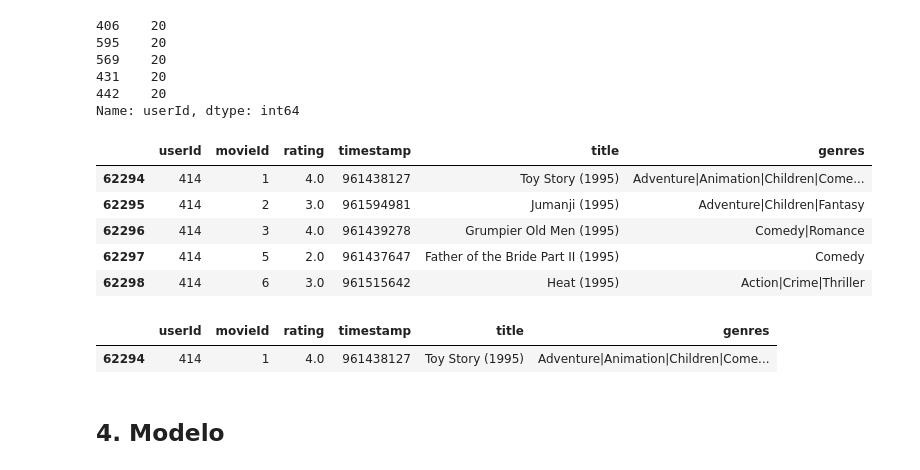
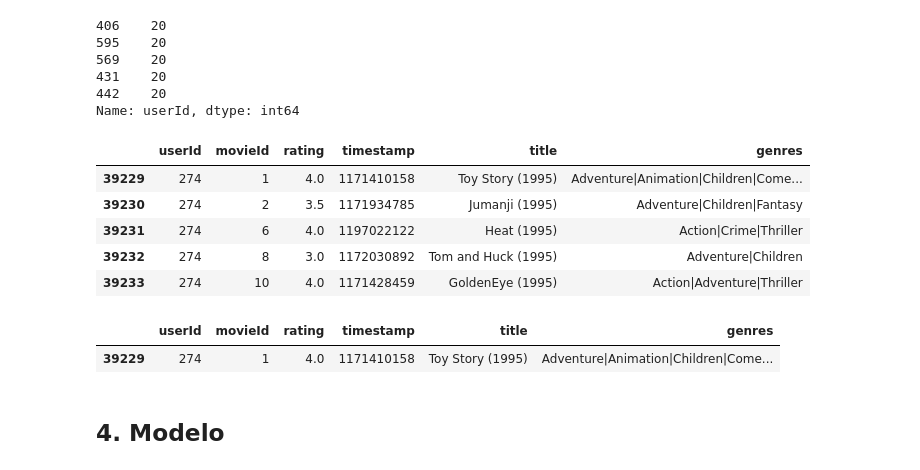
Before and after one commit to dadosaocubo/recomenda_filmes, a Jupyter notebook: RecomendaFilmes.ipynb, the cells around one changed output. Saved outputs shown, nothing was run; the diff lists cells and outputs as text; code cells hidden in the pictures.

```diff
--- a/RecomendaFilmes.ipynb
+++ b/RecomendaFilmes.ipynb
@@ -141,20 +136,20 @@ filmes['userId'].value_counts().tail()
 Name: userId, dtype: int64
 # %%
 # Avaliações do usuário 414
-filmes.query('userId == 414').head()
+filmes.query('userId == 274').head()
 # %% [output]
 |  | userId | movieId | rating | timestamp | title | genres |
-| 62294 | 414 | 1 | 4.0 | 961438127 | Toy Story (1995) | Adventure|Animation|Children|Come... |
-| 62295 | 414 | 2 | 3.0 | 961594981 | Jumanji (1995) | Adventure|Children|Fantasy |
-| 62296 | 414 | 3 | 4.0 | 961439278 | Grumpier Old Men (1995) | Comedy|Romance |
-| 62297 | 414 | 5 | 2.0 | 961437647 | Father of the Bride Part II (1995) | Comedy |
-| 62298 | 414 | 6 | 3.0 | 961515642 | Heat (1995) | Action|Crime|Thriller |
+| 39229 | 274 | 1 | 4.0 | 1171410158 | Toy Story (1995) | Adventure|Animation|Children|Come... |
+| 39230 | 274 | 2 | 3.5 | 1171934785 | Jumanji (1995) | Adventure|Children|Fantasy |
+| 39231 | 274 | 6 | 4.0 | 1197022122 | Heat (1995) | Action|Crime|Thriller |
+| 39232 | 274 | 8 | 3.0 | 1172030892 | Tom and Huck (1995) | Adventure|Children |
+| 39233 | 274 | 10 | 4.0 | 1171428459 | GoldenEye (1995) | Action|Adventure|Thriller |
 # %%
 # Avaliações do usuário 414
-filmes.query('userId == 414 and movieId == 1')
+filmes.query('userId == 274 and movieId == 1')
 # %% [output]
 |  | userId | movieId | rating | timestamp | title | genres |
-| 62294 | 414 | 1 | 4.0 | 961438127 | Toy Story (1995) | Adventure|Animation|Children|Come... |
+| 39229 | 274 | 1 | 4.0 | 1171410158 | Toy Story (1995) | Adventure|Animation|Children|Come... |
 # %% [markdown]
 ## 4. Modelo
 # %%
```
Also changed, not shown: parts of 24 cells of this notebook.
